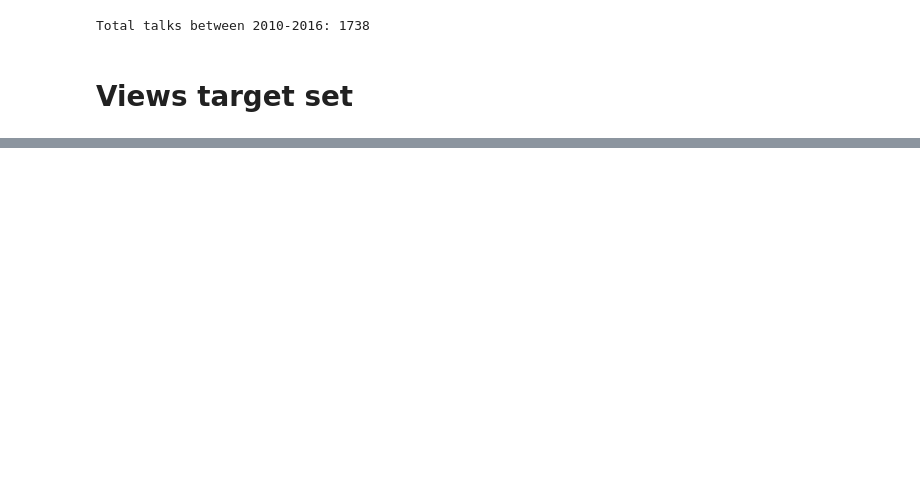
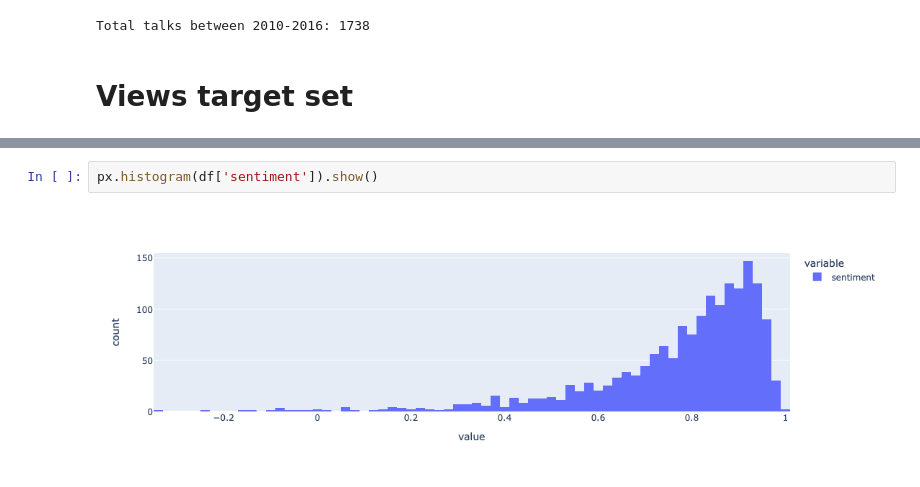
Before and after one commit to BehavioralSignalTechnologies/speaker_popularity, a Jupyter notebook: scripts/visualize_target_set.ipynb, the cells around one changed output, grey strips where cells are left out. Drawn from its saved outputs; the diff is of its cells as text; blank space fills up the shorter version.

Commit message:
added sentiment

```diff
--- a/scripts/visualize_target_set.ipynb
+++ b/scripts/visualize_target_set.ipynb
@@ -94,0 +112,4 @@ px.histogram(df['log_comments_per_view_norm_cat']).show()
+# %%
+px.histogram(df['sentiment']).show()
+# %% [output]
+[figure, added]
```
Also changed, not shown: parts of 6 cells of this notebook, 4 other files.
